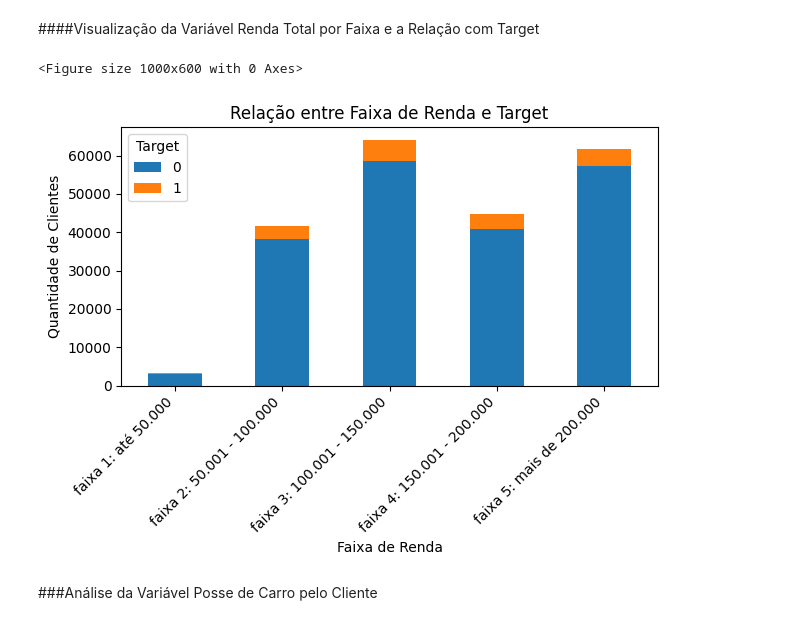
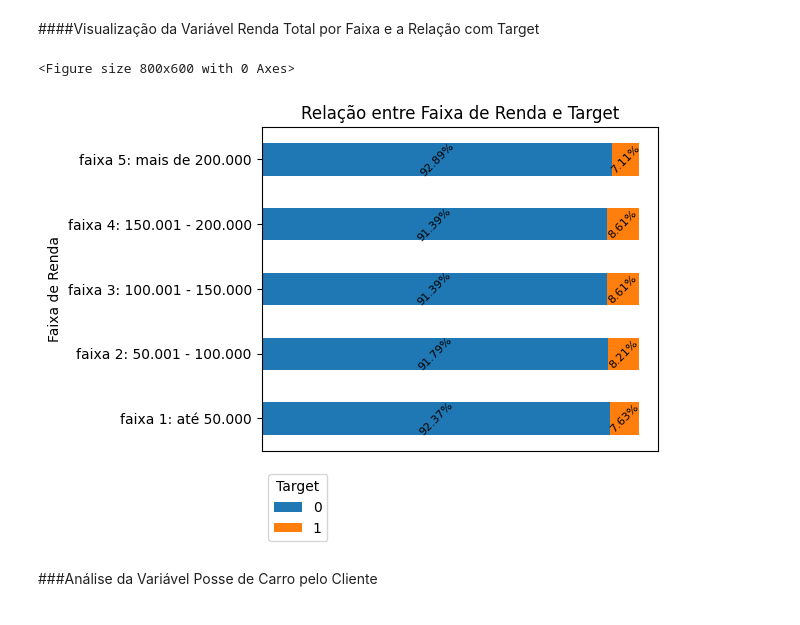
Before and after one commit to Suelymessias/Modelagem_Credito_PodBank, a Jupyter notebook: Analise_Credito_EDA.ipynb, the cells around one changed output. Cells and saved outputs as stored; diff of their text form; code cells hidden in the pictures.

```diff
--- a/Analise_Credito_EDA.ipynb
+++ b/Analise_Credito_EDA.ipynb
@@ -865,29 +882,38 @@ df_renda_target.show()
 # %% [markdown]
 ####Visualização da Variável Renda Total por Faixa e a Relação com Target
 # %%
-# Converter o resultado da consulta em um DataFrame Pandas
-df_pandas = df_renda_target.toPandas()
+# Converter o DataFrame do Spark para um DataFrame do Pandas
+df_pandas = df_renda_target02.toPandas()
 
-# Pivotar os dados para ter as faixas de renda como colunas
-df_pivot = df_pandas.pivot(index='FAIXA_RENDA', columns='TARGET', values='QUANT_CLIENTES')
+# Pivotar os dados para ter as faixas de renda como índices
+df_pivot = df_pandas.pivot(index='FAIXA_RENDA', columns='TARGET', values='PORCENTAGEM')
 
-# Criar o gráfico de barras empilhadas
-plt.figure(figsize=(10, 6))
-df_pivot.plot(kind='bar', stacked=True)
+# Criar o gráfico de barras empilhadas 100% horizontal
+plt.figure(figsize=(8, 6))
+ax = df_pivot.plot(kind='barh', stacked=True)
+
+# Adicionar rótulos de porcentagem nas barras
+for p in ax.patches:
+    width, height = p.get_width(), p.get_height()
+    x, y = p.get_xy()
+    ax.annotate(f'{width:.2f}%', (x + width/2, y + height/2), ha='center', va='center', fontsize= 8, rotation = 45)
 
 # Adicionar rótulos e título
-plt.xlabel('Faixa de Renda')
-plt.ylabel('Quantidade de Clientes')
+plt.ylabel('Faixa de Renda')
 plt.title('Relação entre Faixa de Renda e Target')
 
+# Remover rótulos do eixo x
+plt.xticks([])
+
+# Exibir a legenda fora do gráfico
+plt.legend(title='Target', bbox_to_anchor=(0, -0.3), loc='lower left')
+
 # Exibir o gráfico
-plt.xticks(rotation=45, ha='right')
-plt.legend(title='Target')
 plt.tight_layout()
 plt.show()
 # %% [output]
-<Figure size 1000x600 with 0 Axes>
+<Figure size 800x600 with 0 Axes>
-[figure, old version]
+[figure, new version]
 # %% [markdown]
 ###Análise da Variável Posse de Carro pelo Cliente
 # %%
```
Also changed, not shown: parts of 15 cells of this notebook.
